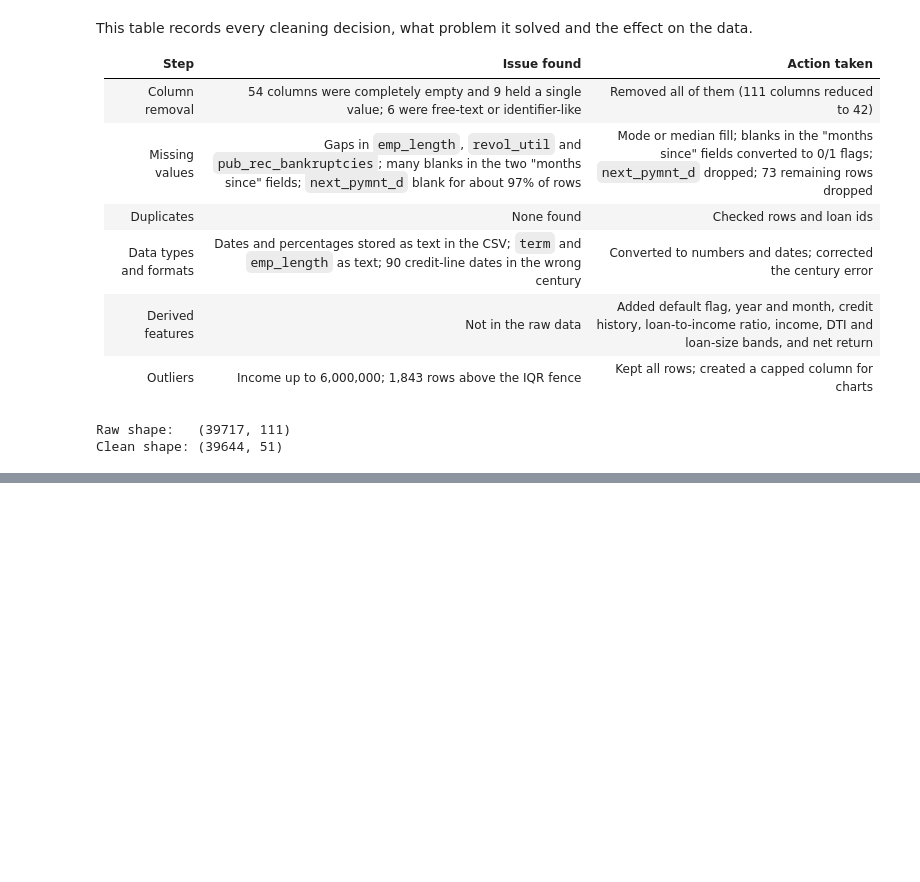
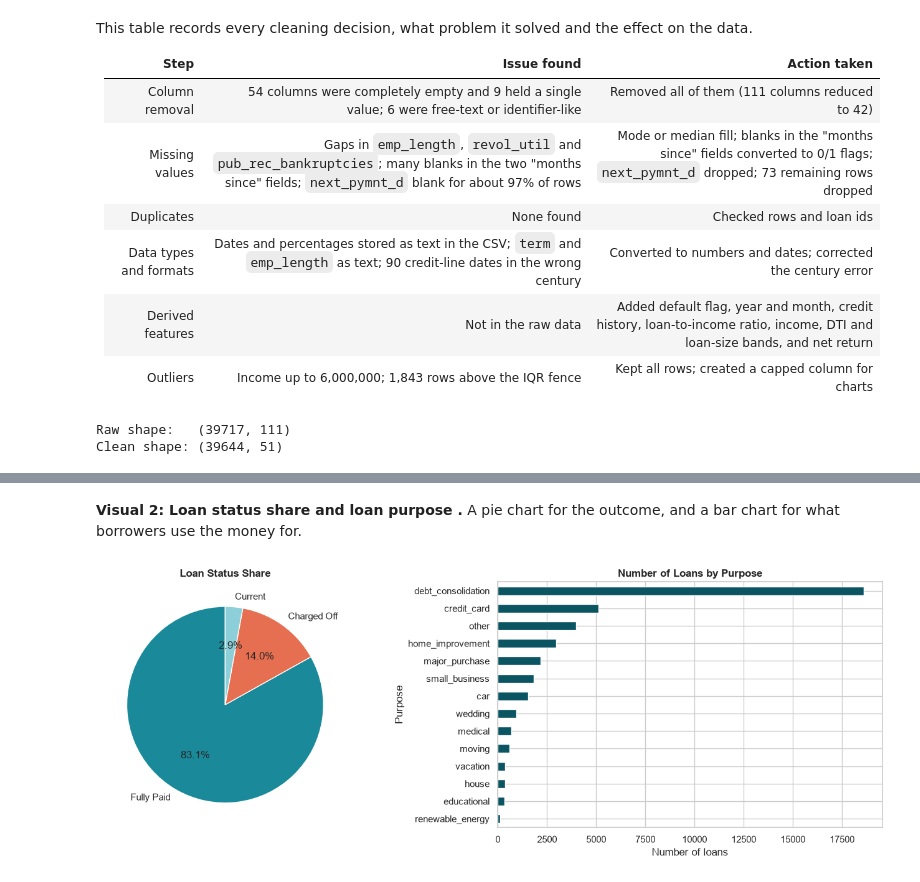
Before and after one commit to deenujoy/Bank-Loan-Default-Risk-Analysis, a Jupyter notebook: Bank-Loan-Default-Risk-Analysis_Cleaned.ipynb, the cells around one changed output, grey strips where cells are left out. Drawn from its saved outputs; the diff is of its cells as text; code cells hidden in the pictures; blank space fills up the shorter version.

```diff
--- a/Bank-Loan-Default-Risk-Analysis_Cleaned.ipynb
+++ b/Bank-Loan-Default-Risk-Analysis_Cleaned.ipynb
@@ -474,0 +557,19 @@ Clean shape: (39644, 51)
+# %% [markdown]
+**Visual 2: Loan status share and loan purpose .** A pie chart for the outcome, and a bar chart for what borrowers use the money for.
+# %%
+fig, axes = plt.subplots(1, 2, figsize=(14, 5))
+
+status = df["loan_status"].value_counts()
+axes[0].pie(status, labels=status.index, autopct="%1.1f%%", startangle=90,
+            colors=[TEAL, ORANGE, TEAL_LIGHT], wedgeprops={"edgecolor": "white"})
+axes[0].set_title("Loan Status Share")
+
+purpose = df["purpose"].value_counts().sort_values()
+purpose.plot.barh(ax=axes[1], color=TEAL_DARK)
+axes[1].set_title("Number of Loans by Purpose")
+axes[1].set_xlabel("Number of loans")
+axes[1].set_ylabel("Purpose")
+plt.tight_layout()
+plt.show()
+# %% [output]
+[figure, added]
```
Also changed, not shown: parts of 49 cells of this notebook.
